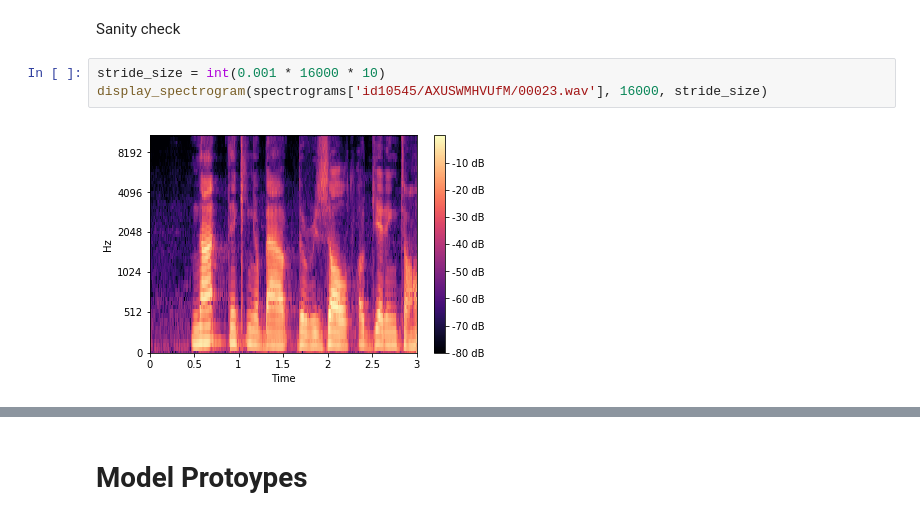
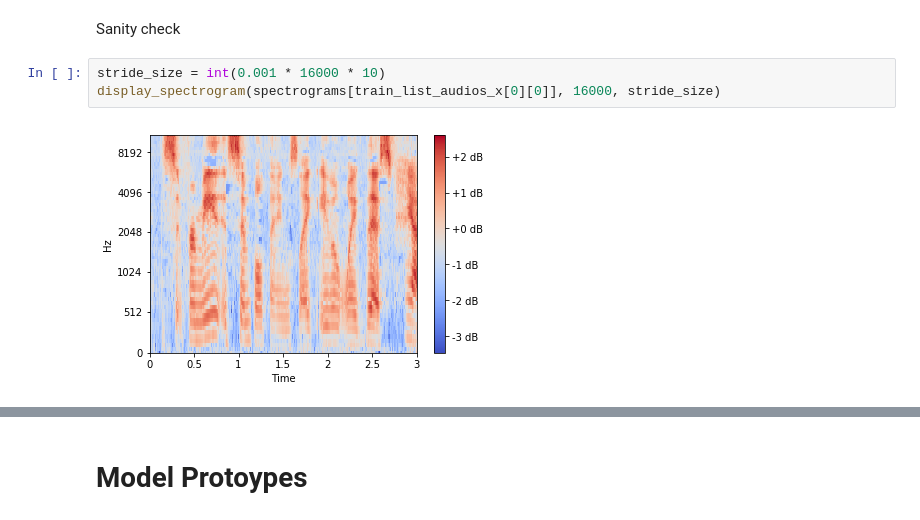
Before and after one commit to gabrielsluz/SpeakerVerificationML, a Jupyter notebook: CNNs.ipynb, the cells around one changed output, grey strips where cells are left out. Drawn from its saved outputs; the diff is of its cells as text.

Commit message:
Trains with normalized spectrograms

```diff
--- a/CNNs.ipynb
+++ b/CNNs.ipynb
@@ -180,9 +201,9 @@ generate_mini_batch(16, 19452, spectrograms, (64, 301), train_y, train_list_audi
 Sanity check
 # %%
 stride_size = int(0.001 * 16000 * 10)
-display_spectrogram(spectrograms['id10545/AXUSWMHVUfM/00023.wav'], 16000, stride_size)
+display_spectrogram(spectrograms[train_list_audios_x[0][0]], 16000, stride_size)
 # %% [output]
-[figure, old version]
+[figure, new version]
 # %%
 mini_batch_x, mini_batch_y = generate_mini_batch(1, 0, spectrograms, (64, 301), train_y, train_list_audios_x)
 display_spectrogram(mini_batch_x[0][0], 16000, stride_size)
```
Also changed, not shown: parts of 12 cells of this notebook.
